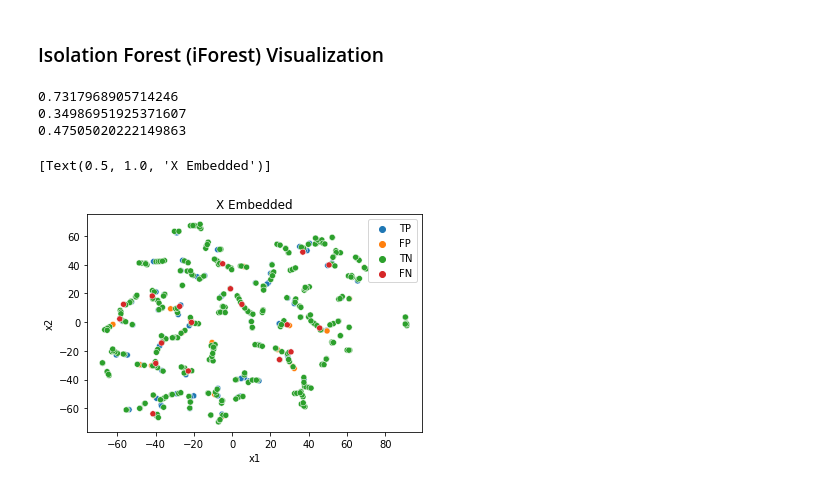
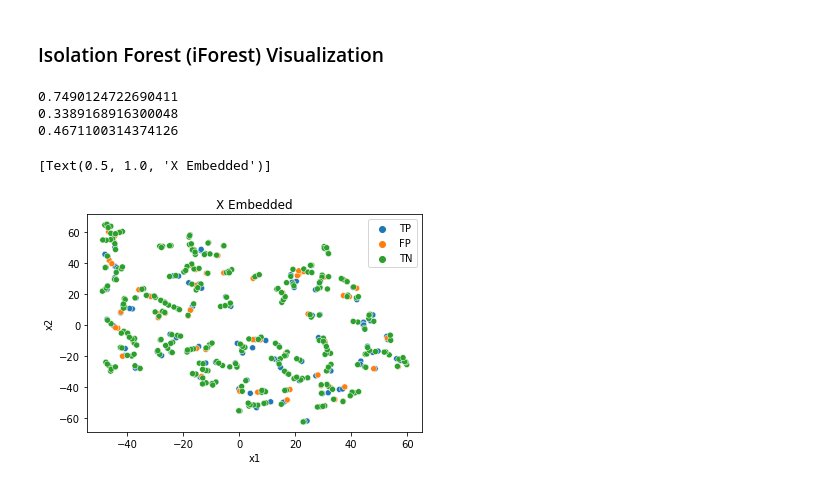
Before and after one commit to mlvlab/AnomalyDetection_tutorial, a Jupyter notebook: AnomalyDetection_tutorial.ipynb, the cells around one changed output. Drawn from its saved outputs; the diff is of its cells as text; code cells hidden in the pictures.

```diff
--- a/AnomalyDetection_tutorial.ipynb
+++ b/AnomalyDetection_tutorial.ipynb
@@ -250,7 +250,7 @@ print('average_precision:' , format(average_precision*100))
 average_precision: 92.69170595484493
 # %%
 # KDE 선언 및 학습
-band_width = 0.1
+band_width = 0.05
 KDE = KernelDensity(kernel='gaussian', bandwidth=band_width)
 
 KDE.fit(X_train)
@@ -277,6 +277,6 @@ average_precision: 74.8533406764615
 # %%
 # LOF 선언 및 학습
-n_neighbors = 10
+n_neighbors = 30
 LOF = LocalOutlierFactor(n_neighbors=n_neighbors, contamination="auto", novelty=True)
 
 LOF.fit(X_train)
@@ -303,6 +303,6 @@ average_precision: 88.3078558132218
 # %%
 # iForest 선언
-max_samples = 100
+max_samples = 200
 IForest = IsolationForest(max_samples=max_samples, contamination = 'auto', random_state=0)
 
 IForest.fit(X_train)
@@ -340,7 +340,7 @@ import seaborn as sns
 import pandas as pd
 import numpy as np
 # %%
-X_test_embedded = TSNE(n_components=2, learning_rate='auto',init='random', perplexity=3).fit_transform(X_test)
+X_test_embedded = TSNE(n_components=2, learning_rate='auto',init='random', perplexity=5).fit_transform(X_test)
 # %% [markdown]
 ### Gaussian Mixture Model (GMM) Visualization
 # %%
@@ -430,26 +435,27 @@ sns.scatterplot(x="x1", y="x2", hue=df_vis.y.tolist(), data=df_vis).set(title="X
 # %%
 print(y_test_score_iforest.max())
 print(y_test_score_iforest.min())
 print(y_test_score_iforest.mean())
 
 # Anomaly Threshold
-anomaly_theresold = 0.6
+anomaly_theresold = 0.48
+# anomaly_theresold = 0.65
 
 y_TP = y_test.iloc[y_test_score_iforest>=anomaly_theresold].loc[y_test[0]==1].replace(1, 'TP')
 y_FP = y_test.iloc[y_test_score_iforest>=anomaly_theresold].loc[y_test[0]==0].replace(0, 'FP')
 y_TN = y_test.iloc[y_test_score_iforest<anomaly_theresold].loc[y_test[0]==0].replace(0, 'TN')
 y_FN = y_test.iloc[y_test_score_iforest<anomaly_theresold].loc[y_test[0]==1].replace(1, 'FN')
 
 predictions = np.concatenate((y_TP, y_FP, y_TN, y_FN),0)
 
 X_test_emb_with_y=np.concatenate((X_test_embedded,predictions),1)
 
 df_vis = pd.DataFrame(X_test_emb_with_y,columns=['x1', 'x2', 'y'])
 
 sns.scatterplot(x="x1", y="x2", hue=df_vis.y.tolist(), data=df_vis).set(title="X Embedded")
 # %% [output]
-0.7317968905714246
-0.34986951925371607
-0.47505020222149863
+0.7490124722690411
+0.3389168916300048
+0.4671100314374126
 [Text(0.5, 1.0, 'X Embedded')]
-[figure, old version]
+[figure, new version]
```
Also changed, not shown: parts of 7 cells of this notebook.
